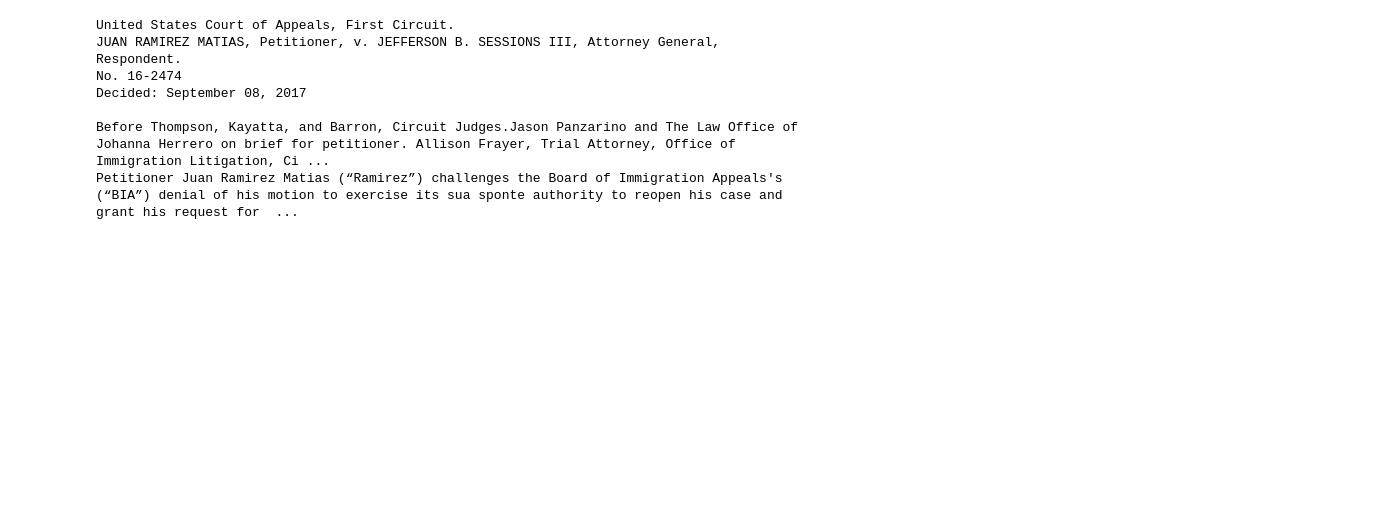
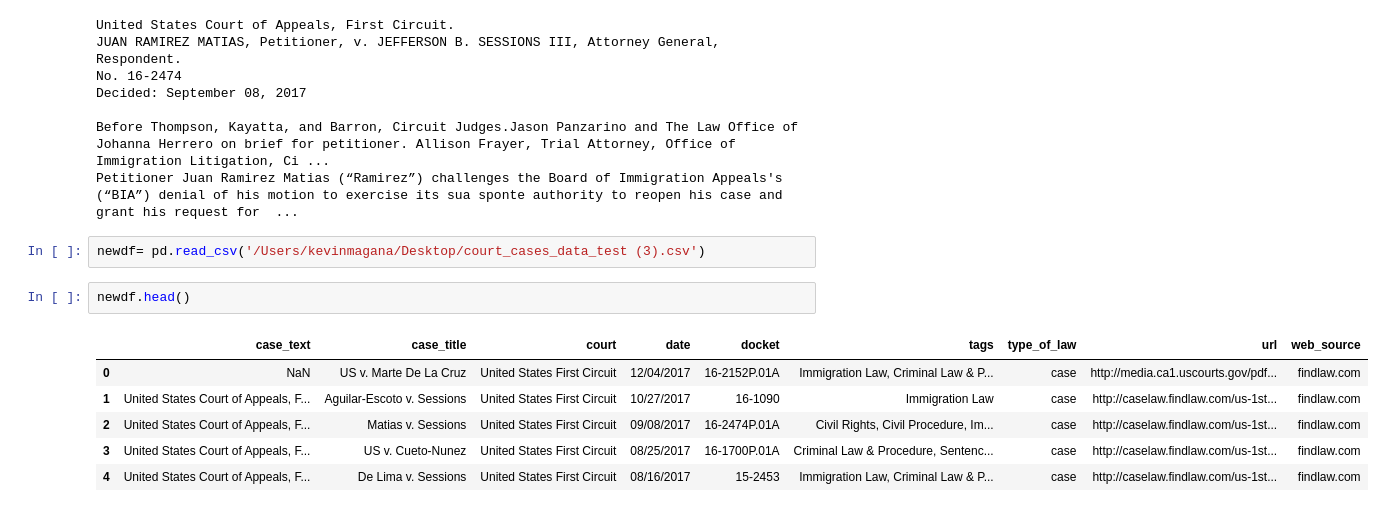
Before and after one commit to 305kev/Capstone_Proposal, a Jupyter notebook: notebooks/Clean_test_web_scraper.ipynb, the cells around one changed output. Drawn from its saved outputs; the diff is of its cells as text; blank space fills up the shorter version.

```diff
--- a/notebooks/Clean_test_web_scraper.ipynb
+++ b/notebooks/Clean_test_web_scraper.ipynb
@@ -477,3 +479,14 @@ Decided: September 08, 2017
 
 Before Thompson, Kayatta, and Barron, Circuit Judges.Jason Panzarino and The Law Office of Johanna Herrero on brief for petitioner. Allison Frayer, Trial Attorney, Office of Immigration Litigation, Ci ...
 Petitioner Juan Ramirez Matias (“Ramirez”) challenges the Board of Immigration Appeals's (“BIA”) denial of his motion to exercise its sua sponte authority to reopen his case and grant his request for  ...
+# %%
+newdf= pd.read_csv('/Users/kevinmagana/Desktop/court_cases_data_test (3).csv')
+# %%
+newdf.head()
+# %% [output]
+|  | case_text | case_title | court | date | docket | tags | type_of_law | url | web_source |
+| 0 | NaN | US v. Marte De La Cruz | United States First Circuit | 12/04/2017 | 16-2152P.01A | Immigration Law, Criminal Law & P... | case | http://media.ca1.uscourts.gov/pdf... | findlaw.com |
+| 1 | United States Court of Appeals, F... | Aguilar-Escoto v. Sessions | United States First Circuit | 10/27/2017 | 16-1090 | Immigration Law | case | http://caselaw.findlaw.com/us-1st... | findlaw.com |
+| 2 | United States Court of Appeals, F... | Matias v. Sessions | United States First Circuit | 09/08/2017 | 16-2474P.01A | Civil Rights, Civil Procedure, Im... | case | http://caselaw.findlaw.com/us-1st... | findlaw.com |
+| 3 | United States Court of Appeals, F... | US v. Cueto-Nunez | United States First Circuit | 08/25/2017 | 16-1700P.01A | Criminal Law & Procedure, Sentenc... | case | http://caselaw.findlaw.com/us-1st... | findlaw.com |
+| 4 | United States Court of Appeals, F... | De Lima v. Sessions | United States First Circuit | 08/16/2017 | 15-2453 | Immigration Law, Criminal Law & P... | case | http://caselaw.findlaw.com/us-1st... | findlaw.com |
```
Also changed, not shown: parts of 7 cells of this notebook, 1 other file.
